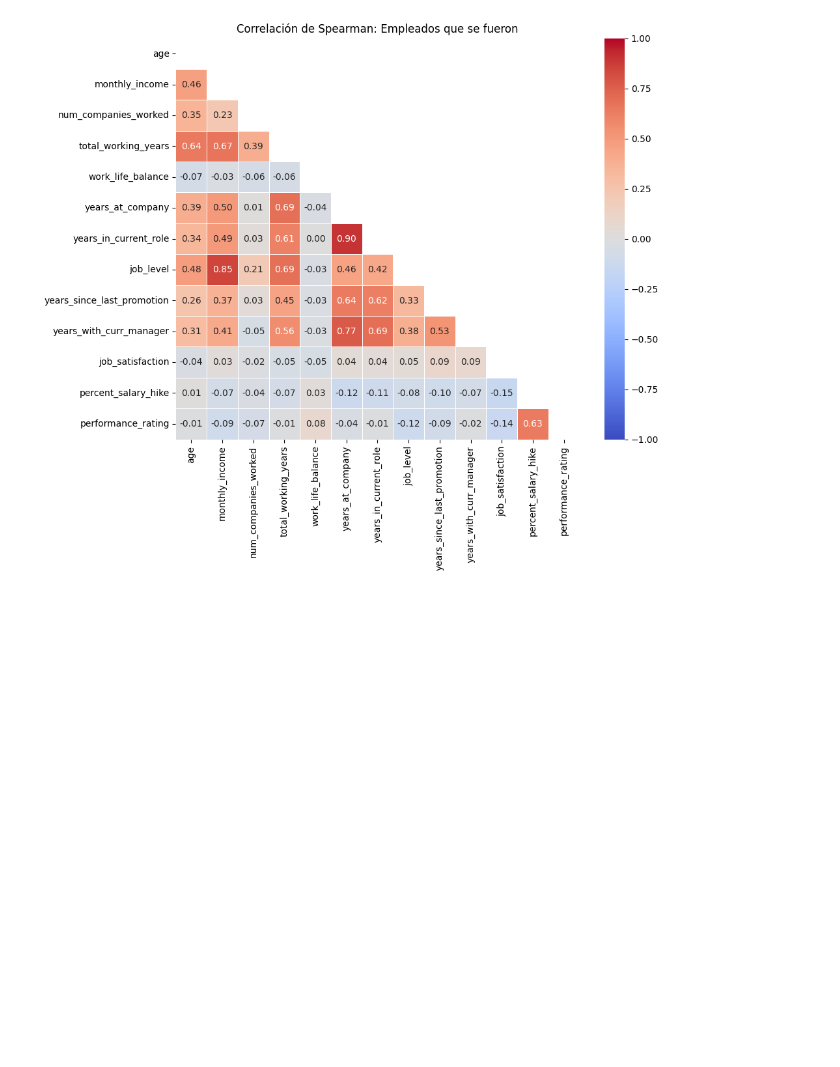
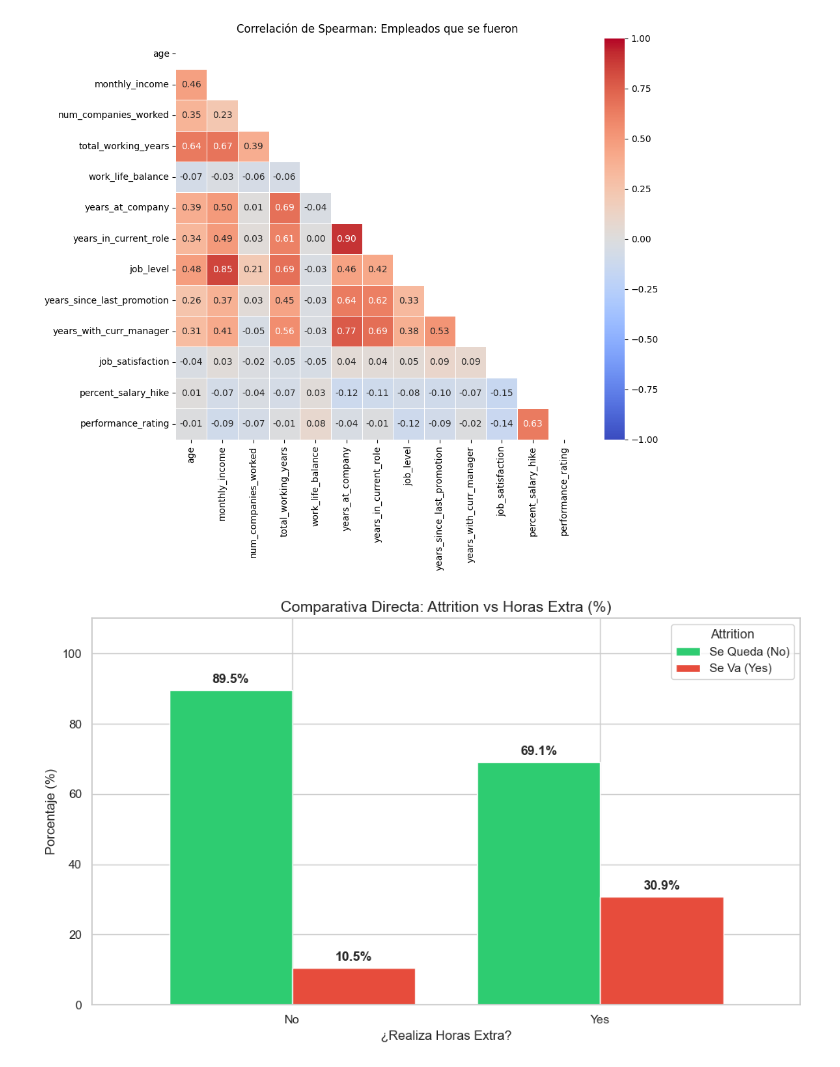
Before and after one commit to Eleonora1989/project-da-promo-63-modulo-3-team-3, a Jupyter notebook: fases/fase_3_visualizacion.ipynb, the cells around one changed output. Drawn from its saved outputs; the diff is of its cells as text; code cells hidden in the pictures; blank space fills up the shorter version.

Commit message:
Visualizaciones

```diff
--- a/fases/fase_3_visualizacion.ipynb
+++ b/fases/fase_3_visualizacion.ipynb
@@ -335,3 +335,37 @@ plt.title('Correlación de Spearman: Empleados que se fueron')
 plt.show();
 # %% [output]
 [figure]
+# %%
+#OVERTIME + ATTRITION
+
+
+# 1. Crear tabla de contingencia normalizada
+overtime_attrition_pct = pd.crosstab(df_hr_limpio['over_time'],
+                                    df_hr_limpio['attrition'],
+                                    normalize='index') * 100
+
+# 2. Visualización con barras a la par (Grouped Bar Chart)
+# El secreto es quitar 'stacked=True' (por defecto es False)
+ax = overtime_attrition_pct.plot(kind='bar',
+                                 figsize=(10, 6),
+                                 color=['#2ecc71', '#e74c3c'],
+                                 width=0.8)
+
+plt.title('Comparativa Directa: Attrition vs Horas Extra (%)', fontsize=14)
+plt.xlabel('¿Realiza Horas Extra?', fontsize=12)
+plt.ylabel('Porcentaje (%)', fontsize=12)
+plt.legend(title='Attrition', labels=['Se Queda (No)', 'Se Va (Yes)'])
+plt.xticks(rotation=0)
+plt.ylim(0, 110) # Espacio extra para las etiquetas superiores
+
+# 3. Añadir etiquetas de porcentaje sobre cada barra
+for p in ax.patches:
+    width = p.get_width()
+    height = p.get_height()
+    x, y = p.get_xy()
+    ax.annotate(f'{height:.1f}%', (x + width/2, y + height + 2), ha='center', fontweight='bold')
+
+plt.tight_layout()
+plt.show()
+# %% [output]
+[figure, added]
```
Also changed, not shown: parts of 4 cells of this notebook.
